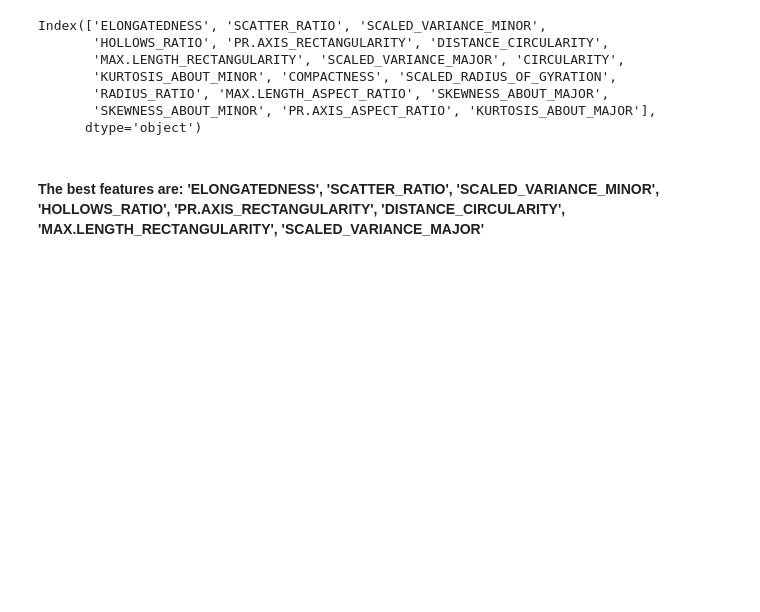
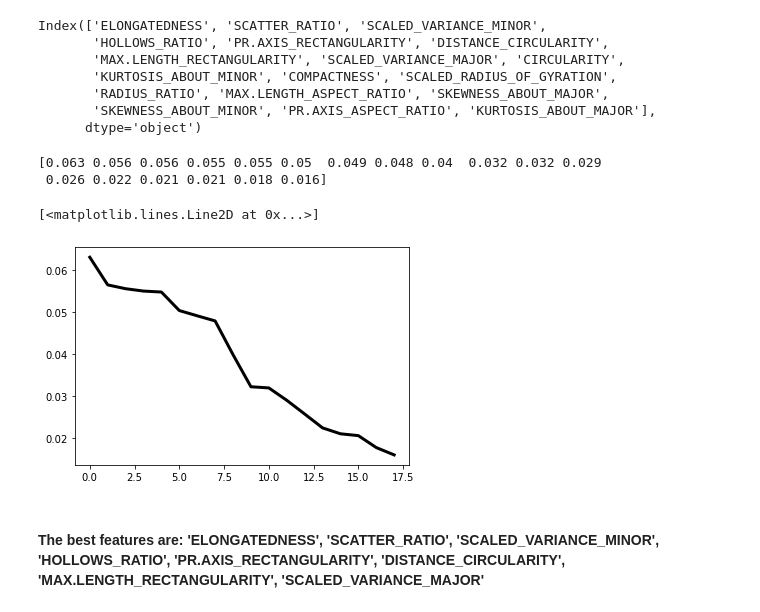
Before and after one commit to eacunafer/Data-Mining-Machine-Learning-subgraduado-, a Jupyter notebook: notebooks/fselection12021.ipynb, the cells around one changed output. Drawn from its saved outputs; the diff is of its cells as text; code cells hidden in the pictures; blank space fills up the shorter version.

```diff
--- a/notebooks/fselection12021.ipynb
+++ b/notebooks/fselection12021.ipynb
@@ -481,6 +507,17 @@ Index(['ELONGATEDNESS', 'SCATTER_RATIO', 'SCALED_VARIANCE_MINOR',
        'RADIUS_RATIO', 'MAX.LENGTH_ASPECT_RATIO', 'SKEWNESS_ABOUT_MAJOR',
        'SKEWNESS_ABOUT_MINOR', 'PR.AXIS_ASPECT_RATIO', 'KURTOSIS_ABOUT_MAJOR'],
       dtype='object')
+# %%
+yscore=fs.feature_importances_
+oyscore=-np.sort(-yscore)
+print(oyscore)
+x=np.arange(0,18)
+plt.plot(x,oyscore,'k-',lw=3)
+# %% [output]
+[0.063 0.056 0.056 0.055 0.055 0.05  0.049 0.048 0.04  0.032 0.032 0.029
+ 0.026 0.022 0.021 0.021 0.018 0.016]
+[<matplotlib.lines.Line2D at 0x...>]
+[figure, added]
 # %% [markdown]
 #### The best features are: 'ELONGATEDNESS', 'SCATTER_RATIO', 'SCALED_VARIANCE_MINOR', 'HOLLOWS_RATIO', 'PR.AXIS_RECTANGULARITY', 'DISTANCE_CIRCULARITY', 'MAX.LENGTH_RECTANGULARITY', 'SCALED_VARIANCE_MAJOR'
 # %% [markdown]
```
Also changed, not shown: parts of 25 cells of this notebook.
